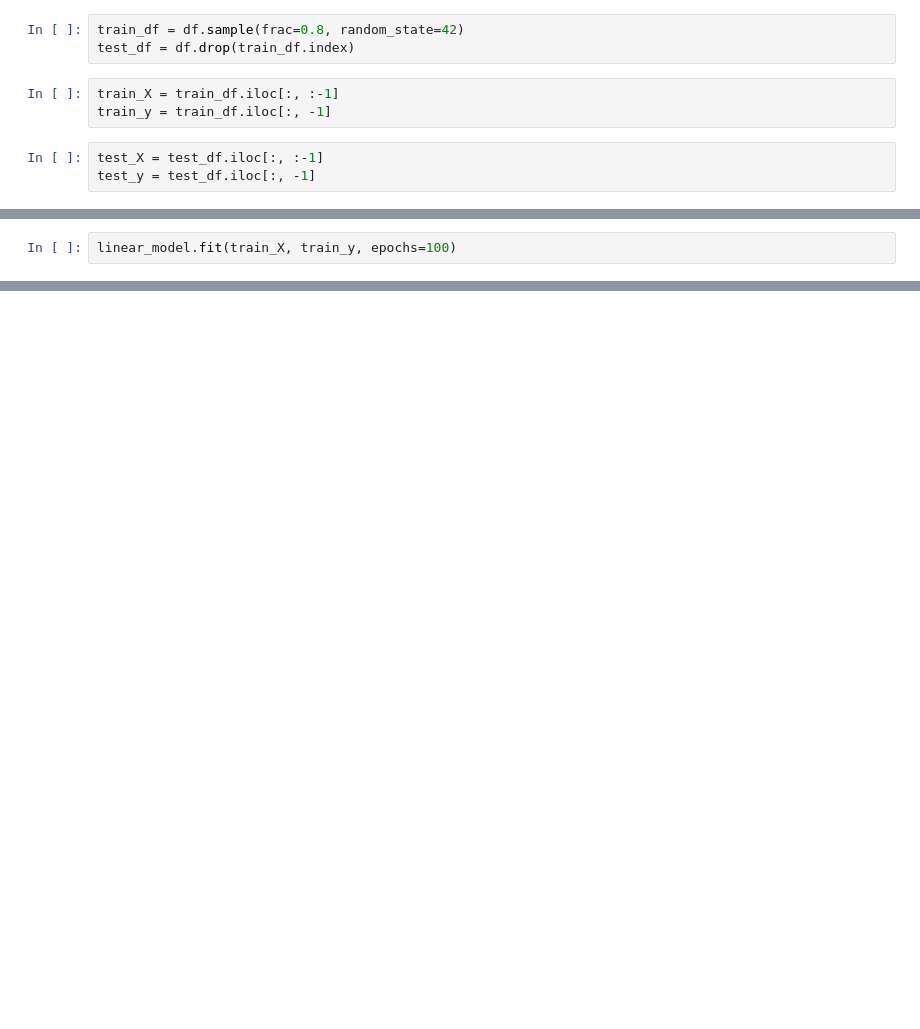
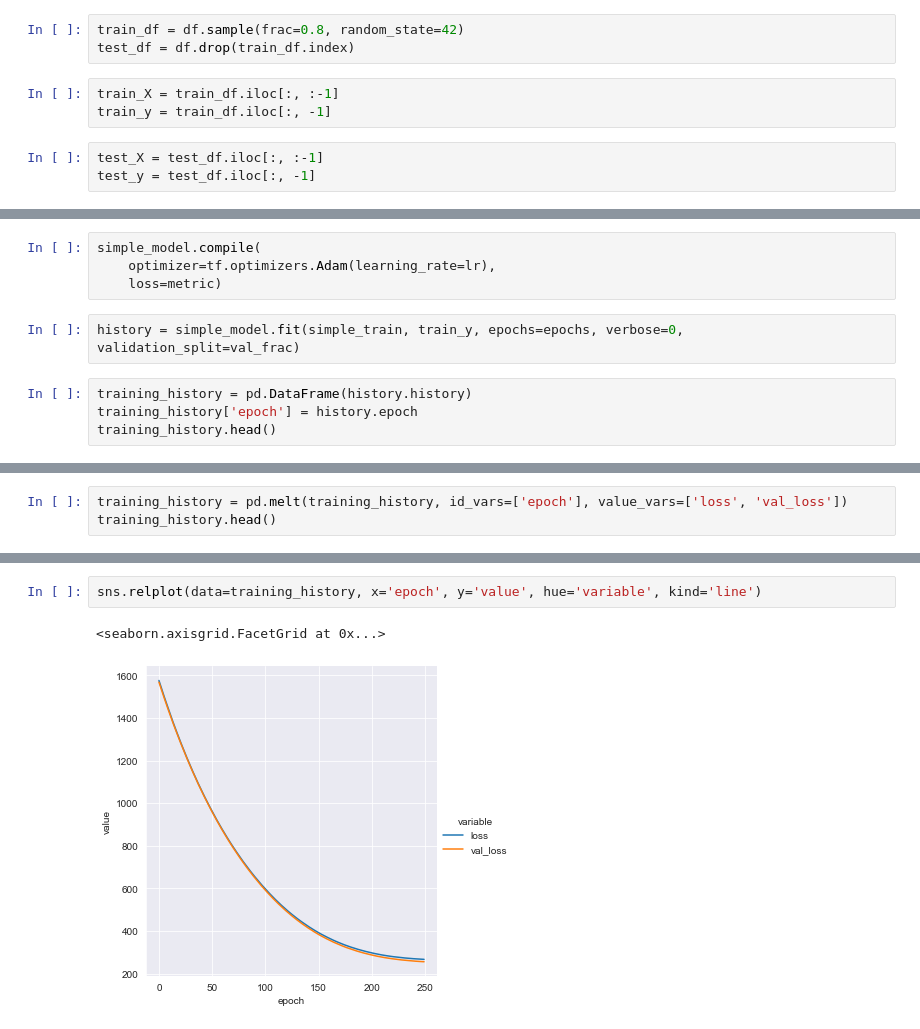
Before and after one commit to Gauss-PWr/2022_materials, a Jupyter notebook: Workshopy_2022_letni/workshop_2_tensorflow_1/TensorFlow.ipynb, the cells around one changed output, grey strips where cells are left out. Saved outputs shown, nothing was run; the diff lists cells and outputs as text; blank space fills up the shorter version.

```diff
--- a/Workshopy_2022_letni/workshop_2_tensorflow_1/TensorFlow.ipynb
+++ b/Workshopy_2022_letni/workshop_2_tensorflow_1/TensorFlow.ipynb
@@ -86,3 +115,11 @@ linear_model.compile(
+# %%
+simple_model.compile(
+    optimizer=tf.optimizers.Adam(learning_rate=lr),
+    loss=metric)
+# %%
+history = simple_model.fit(simple_train, train_y, epochs=epochs, verbose=0, validation_split=val_frac)
 # %%
-linear_model.fit(train_X, train_y, epochs=100)
+training_history = pd.DataFrame(history.history)
+training_history['epoch'] = history.epoch
+training_history.head()
 # %% [output]
@@ -128,0 +132,3 @@ memory usage: 42.0 KB
+# %%
+training_history = pd.melt(training_history, id_vars=['epoch'], value_vars=['loss', 'val_loss'])
+training_history.head()
@@ -128,0 +149,5 @@ memory usage: 42.0 KB
+# %%
+sns.relplot(data=training_history, x='epoch', y='value', hue='variable', kind='line')
+# %% [output]
+<seaborn.axisgrid.FacetGrid at 0x...>
+[figure, added]
```
Also changed, not shown: parts of 61 cells of this notebook, 3 other files.
